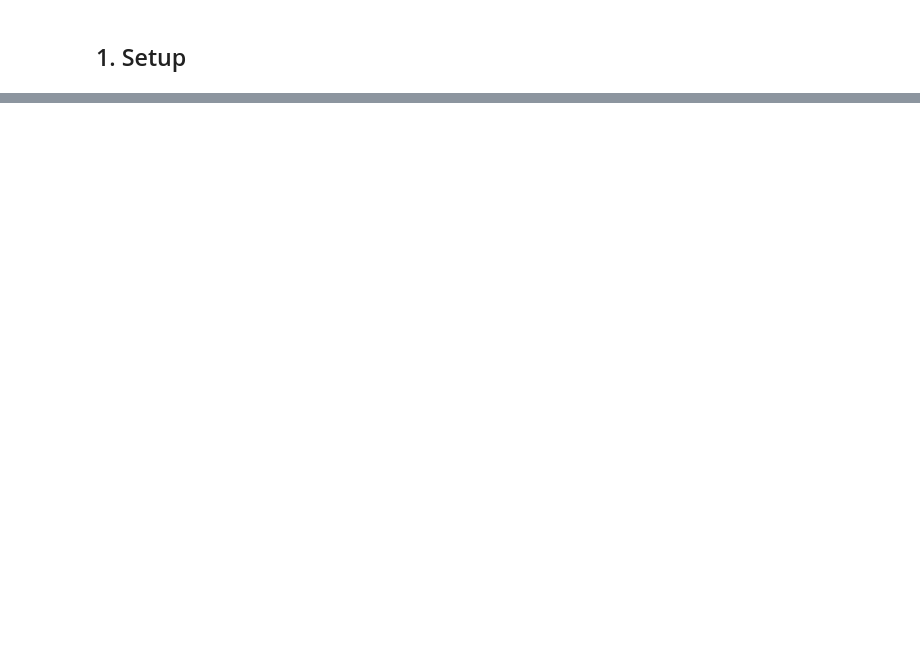
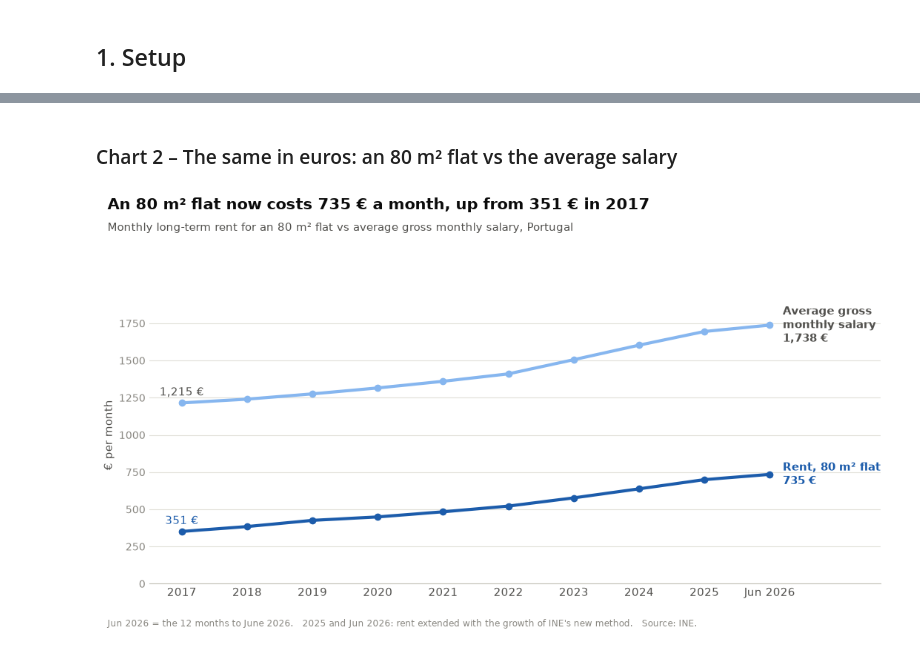
Before and after one commit to andreacarlocerri/data-wrangling-project, a Jupyter notebook: h1_long_term_rent_vs_wages.ipynb, the cells around one changed output, grey strips where cells are left out. Saved outputs shown, nothing was run; the diff lists cells and outputs as text; code cells hidden in the pictures; blank space fills up the shorter version.

```diff
--- a/h1_long_term_rent_vs_wages.ipynb
+++ b/h1_long_term_rent_vs_wages.ipynb
@@ -808,0 +467,25 @@ Markdown(f"""
+# %% [markdown]
+### Chart 2 – The same in euros: an 80 m² flat vs the average salary
+# %%
+fig, ax = plt.subplots(figsize=(11, 6))
+ax.plot(x, h1["wage"], color=LIGHT_BLUE, linewidth=3, marker="o")
+ax.plot(x, h1["rent_80m2"], color=ACCENT, linewidth=3, marker="o")
+
+for column, color, name in [("wage", GREY_TEXT, "Average gross\nmonthly salary"),
+                            ("rent_80m2", ACCENT, f"Rent, {FLAT_SIZE_M2} m² flat")]:
+    ax.text(0, h1.loc[first, column] + 50, f"{h1.loc[first, column]:,.0f} €", ha="center", color=color)
+    ax.text(end + 0.2, h1.loc[last, column], f"{name}\n{h1.loc[last, column]:,.0f} €",
+            va="center", color=color, fontweight="bold")
+
+ax.set_xticks(x, h1.index)
+ax.set_xlim(-0.5, end + 1.7)
+ax.set_ylim(0, h1["wage"].max() * 1.15)                 # euro amounts: start the axis at zero
+ax.set_ylabel("€ per month")
+clean_line_axes(ax)
+add_titles(fig, f"An {FLAT_SIZE_M2} m² flat now costs {h1.loc[last, 'rent_80m2']:,.0f} € a month, "
+                f"up from {h1.loc[first, 'rent_80m2']:,.0f} € in {first}",
+           f"Monthly long-term rent for an {FLAT_SIZE_M2} m² flat vs average gross monthly salary, Portugal")
+add_source(fig, SOURCE)
+save_chart(fig, "h1_2_rent_and_wages_in_euros.png")
+# %% [output]
+[figure, added]
```
Also changed, not shown: parts of 71 cells of this notebook, 10 other files.
